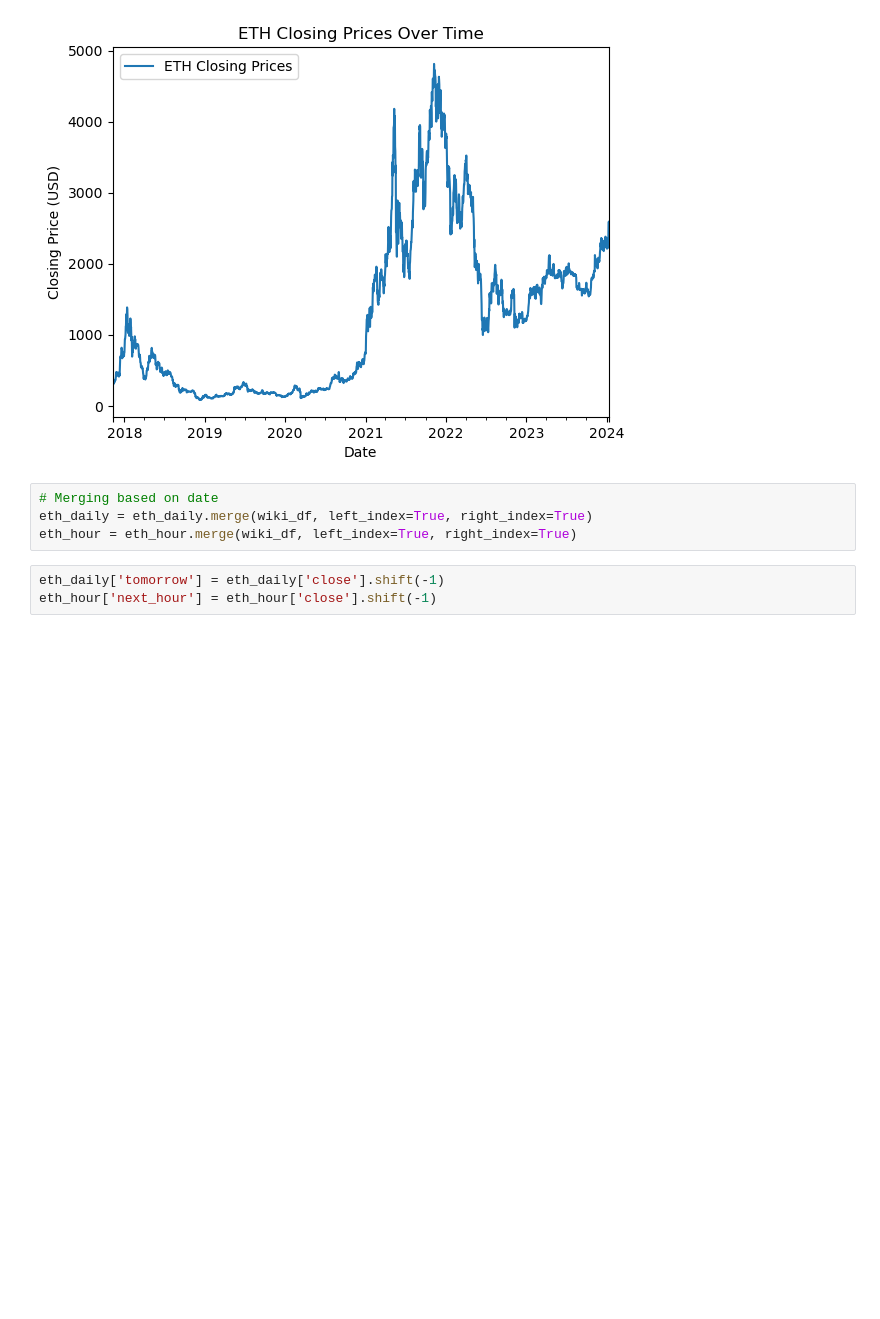
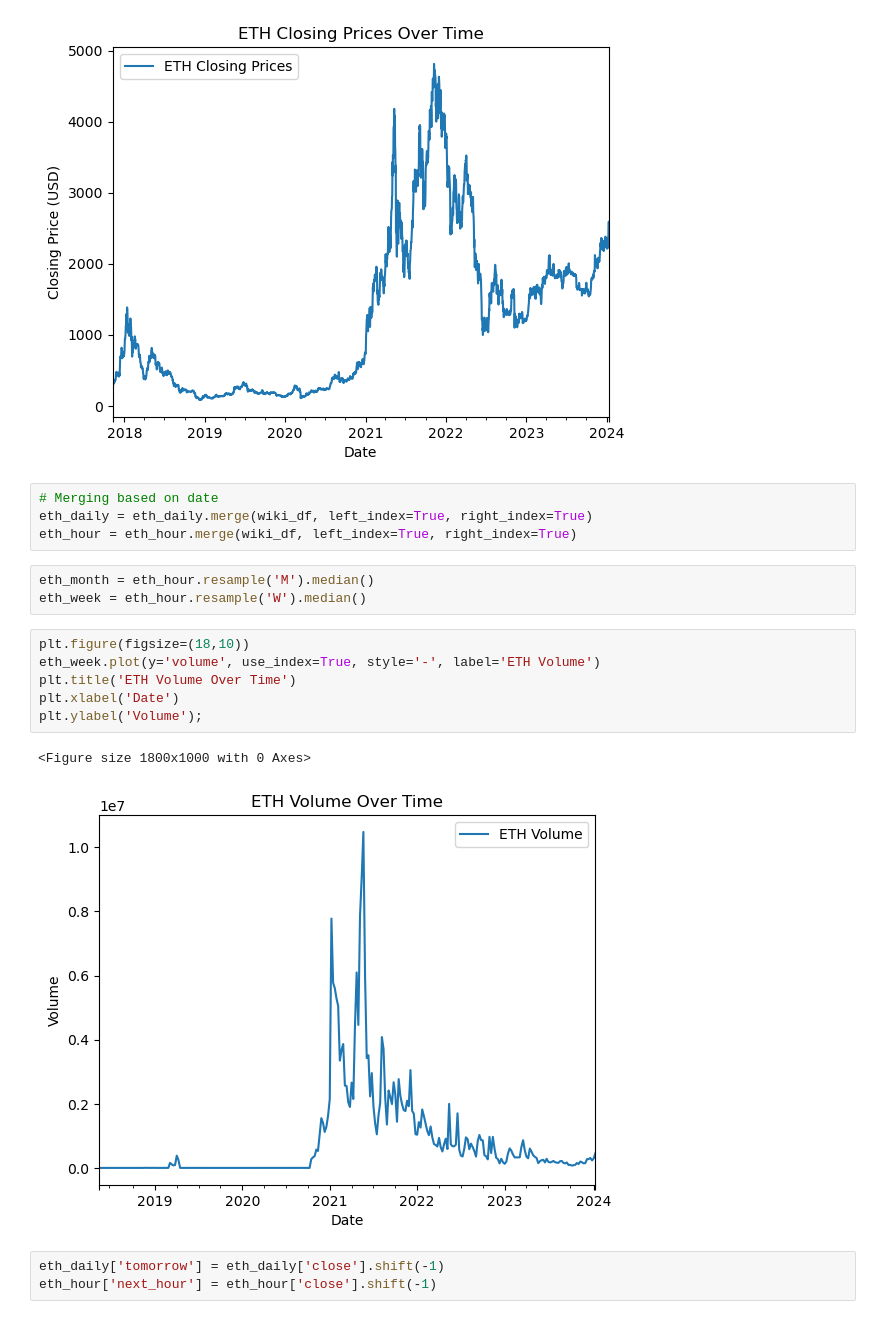
Before and after one commit to bryan-ortiz0/crypto-forecast-analysis, a Jupyter notebook: preprocessing-eda.ipynb, the cells around one changed output. Saved outputs shown, nothing was run; the diff lists cells and outputs as text; blank space fills up the shorter version.

```diff
--- a/preprocessing-eda.ipynb
+++ b/preprocessing-eda.ipynb
@@ -59,6 +59,18 @@ plt.ylabel('Closing Price (USD)');
 # Merging based on date
 eth_daily = eth_daily.merge(wiki_df, left_index=True, right_index=True)
 eth_hour = eth_hour.merge(wiki_df, left_index=True, right_index=True)
+# %%
+eth_month = eth_hour.resample('M').median()
+eth_week = eth_hour.resample('W').median()
+# %%
+plt.figure(figsize=(18,10))
+eth_week.plot(y='volume', use_index=True, style='-', label='ETH Volume')
+plt.title('ETH Volume Over Time')
+plt.xlabel('Date')
+plt.ylabel('Volume');
+# %% [output]
+<Figure size 1800x1000 with 0 Axes>
+[figure, added]
 # %%
 eth_daily['tomorrow'] = eth_daily['close'].shift(-1)
 eth_hour['next_hour'] = eth_hour['close'].shift(-1)
```
Also changed, not shown: 14 other files.
